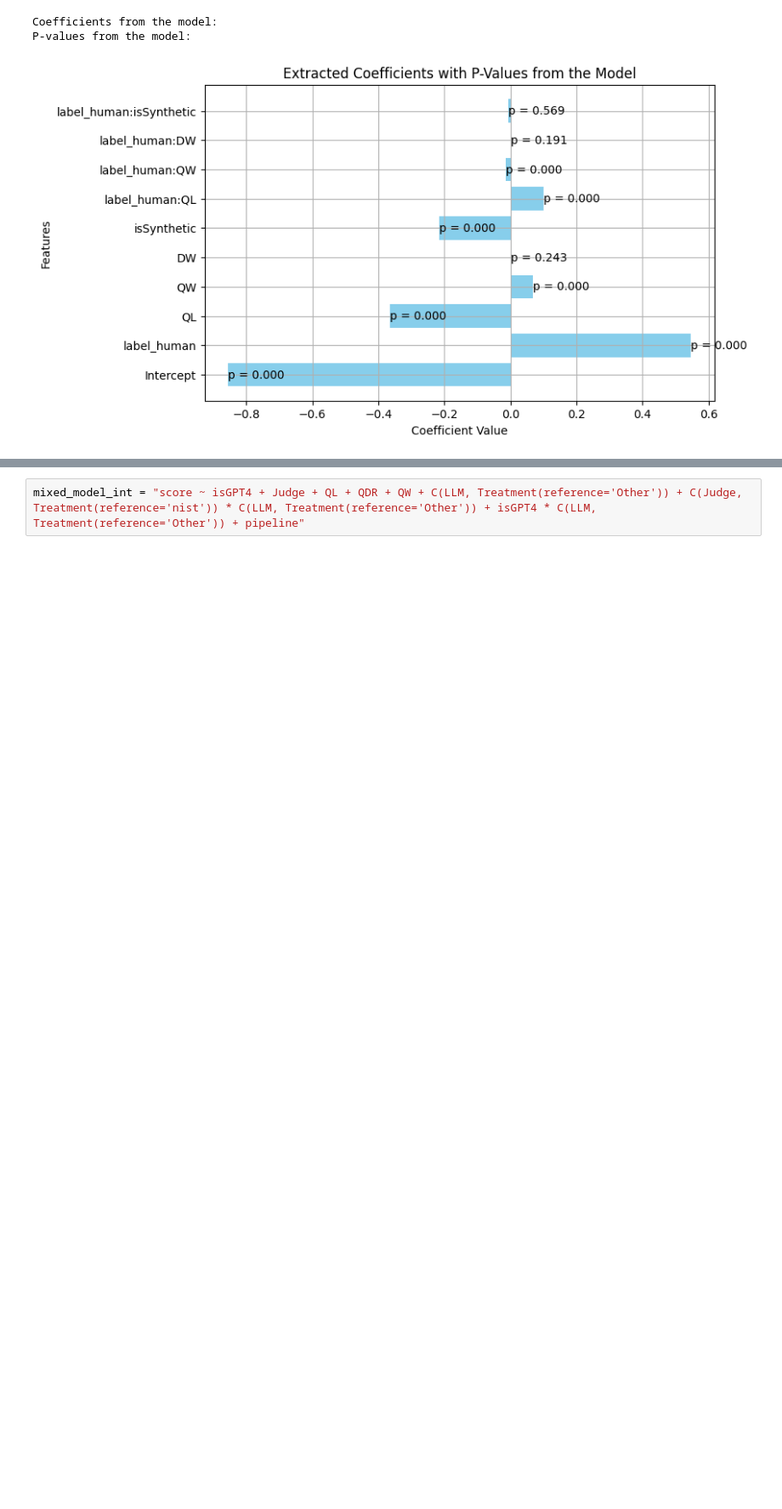
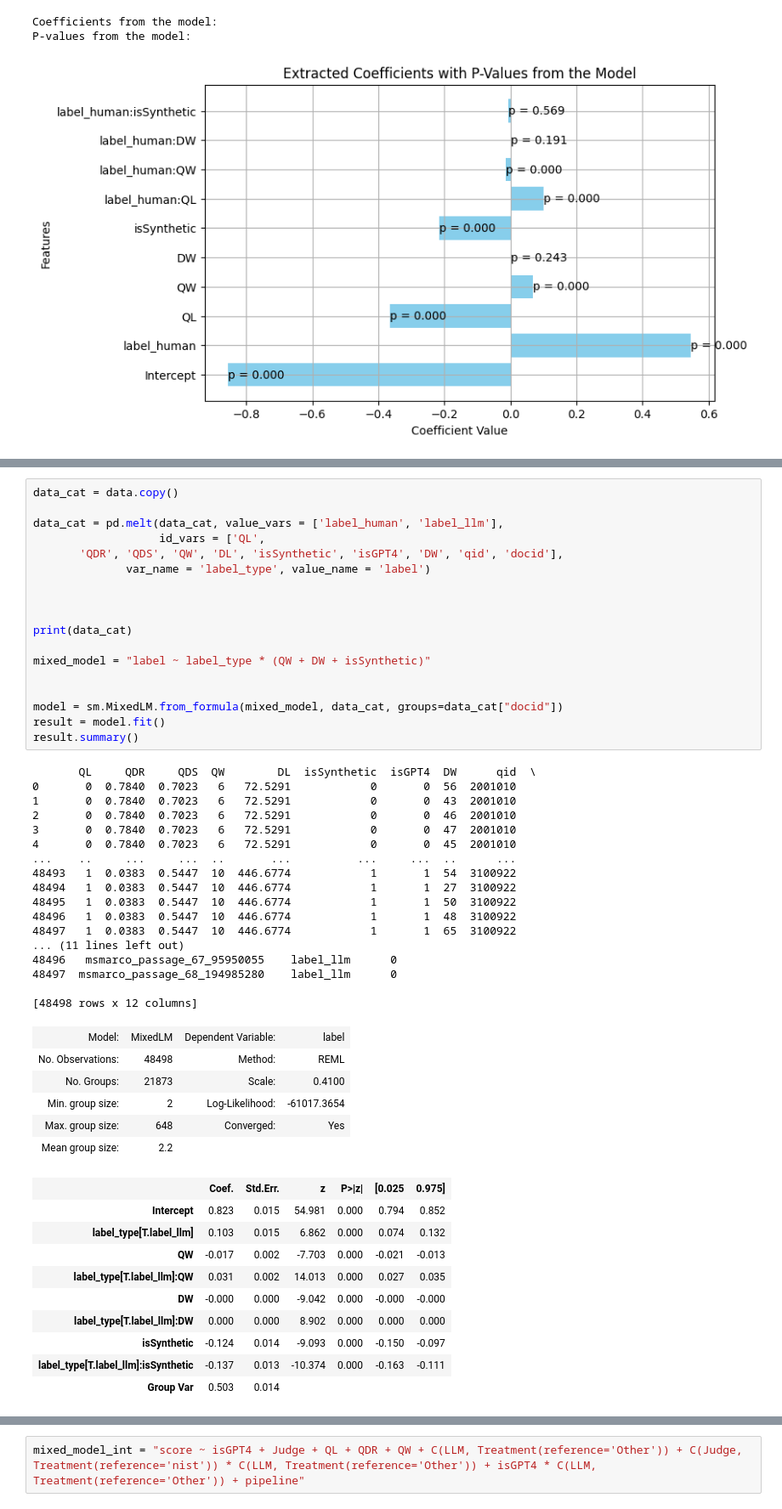
Before and after one commit to rahmanidashti/BiasSyntheticData, a Jupyter notebook: 3-mixed-effect-on-labels.ipynb, the cells around one changed output, grey strips where cells are left out. Shown at 85% size. Drawn from its saved outputs; the diff is of its cells as text; blank space fills up the shorter version.

```diff
--- a/3-mixed-effect-on-labels.ipynb
+++ b/3-mixed-effect-on-labels.ipynb
@@ -231,3 +232,55 @@ result.summary()
 | label_human:DW | 0.000 | 0.000 | 0.514 | 0.607 | -0.000 | 0.001 |
 | label_human:isSynthetic | -0.142 | 0.012 | -11.375 | 0.000 | -0.166 | -0.117 |
 | Group Var | 0.383 | 0.039 |  |  |  |  |
+# %%
+data_cat = data.copy()
+
+data_cat = pd.melt(data_cat, value_vars = ['label_human', 'label_llm'],
+                   id_vars = ['QL',
+       'QDR', 'QDS', 'QW', 'DL', 'isSynthetic', 'isGPT4', 'DW', 'qid', 'docid'],
+              var_name = 'label_type', value_name = 'label')
+
+
+
+print(data_cat)
+
+mixed_model = "label ~ label_type * (QW + DW + isSynthetic)"
+
+
+model = sm.MixedLM.from_formula(mixed_model, data_cat, groups=data_cat["docid"])
+result = model.fit()
+result.summary()
+# %% [output]
+       QL     QDR     QDS  QW        DL  isSynthetic  isGPT4  DW      qid  \
+0       0  0.7840  0.7023   6   72.5291            0       0  56  2001010
+1       0  0.7840  0.7023   6   72.5291            0       0  43  2001010
+2       0  0.7840  0.7023   6   72.5291            0       0  46  2001010
+3       0  0.7840  0.7023   6   72.5291            0       0  47  2001010
+4       0  0.7840  0.7023   6   72.5291            0       0  45  2001010
+...    ..     ...     ...  ..       ...          ...     ...  ..      ...
+48493   1  0.0383  0.5447  10  446.6774            1       1  54  3100922
+48494   1  0.0383  0.5447  10  446.6774            1       1  27  3100922
+48495   1  0.0383  0.5447  10  446.6774            1       1  50  3100922
+48496   1  0.0383  0.5447  10  446.6774            1       1  48  3100922
+48497   1  0.0383  0.5447  10  446.6774            1       1  65  3100922
+... (11 lines left out)
+48496   msmarco_passage_67_95950055    label_llm      0
+48497  msmarco_passage_68_194985280    label_llm      0
+
+[48498 rows x 12 columns]
+| Model: | MixedLM | Dependent Variable: | label |
+| No. Observations: | 48498 | Method: | REML |
+| No. Groups: | 21873 | Scale: | 0.4100 |
+| Min. group size: | 2 | Log-Likelihood: | -61017.3654 |
+| Max. group size: | 648 | Converged: | Yes |
+| Mean group size: | 2.2 |  |  |
+|  | Coef. | Std.Err. | z | P>|z| | [0.025 | 0.975] |
+| Intercept | 0.823 | 0.015 | 54.981 | 0.000 | 0.794 | 0.852 |
+| label_type[T.label_llm] | 0.103 | 0.015 | 6.862 | 0.000 | 0.074 | 0.132 |
+| QW | -0.017 | 0.002 | -7.703 | 0.000 | -0.021 | -0.013 |
+| label_type[T.label_llm]:QW | 0.031 | 0.002 | 14.013 | 0.000 | 0.027 | 0.035 |
+| DW | -0.000 | 0.000 | -9.042 | 0.000 | -0.000 | -0.000 |
+| label_type[T.label_llm]:DW | 0.000 | 0.000 | 8.902 | 0.000 | 0.000 | 0.000 |
+| isSynthetic | -0.124 | 0.014 | -9.093 | 0.000 | -0.150 | -0.097 |
+| label_type[T.label_llm]:isSynthetic | -0.137 | 0.013 | -10.374 | 0.000 | -0.163 | -0.111 |
+| Group Var | 0.503 | 0.014 |  |  |  |  |
```
Also changed, not shown: parts of 6 cells of this notebook.
